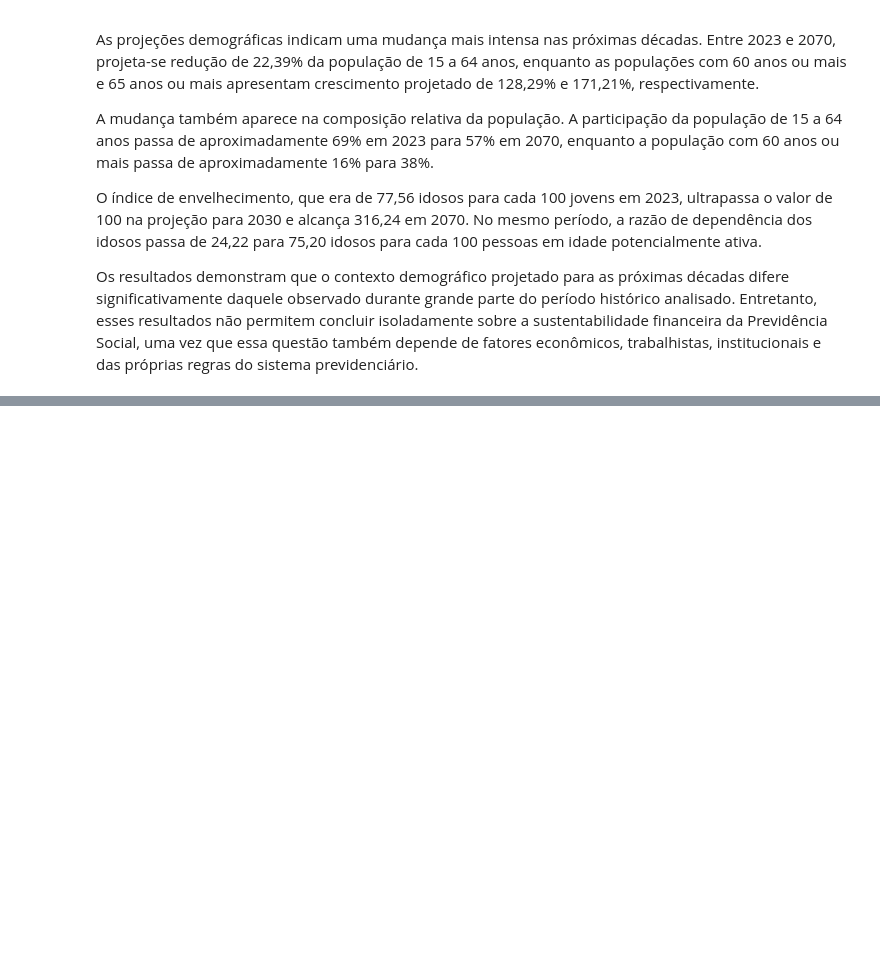
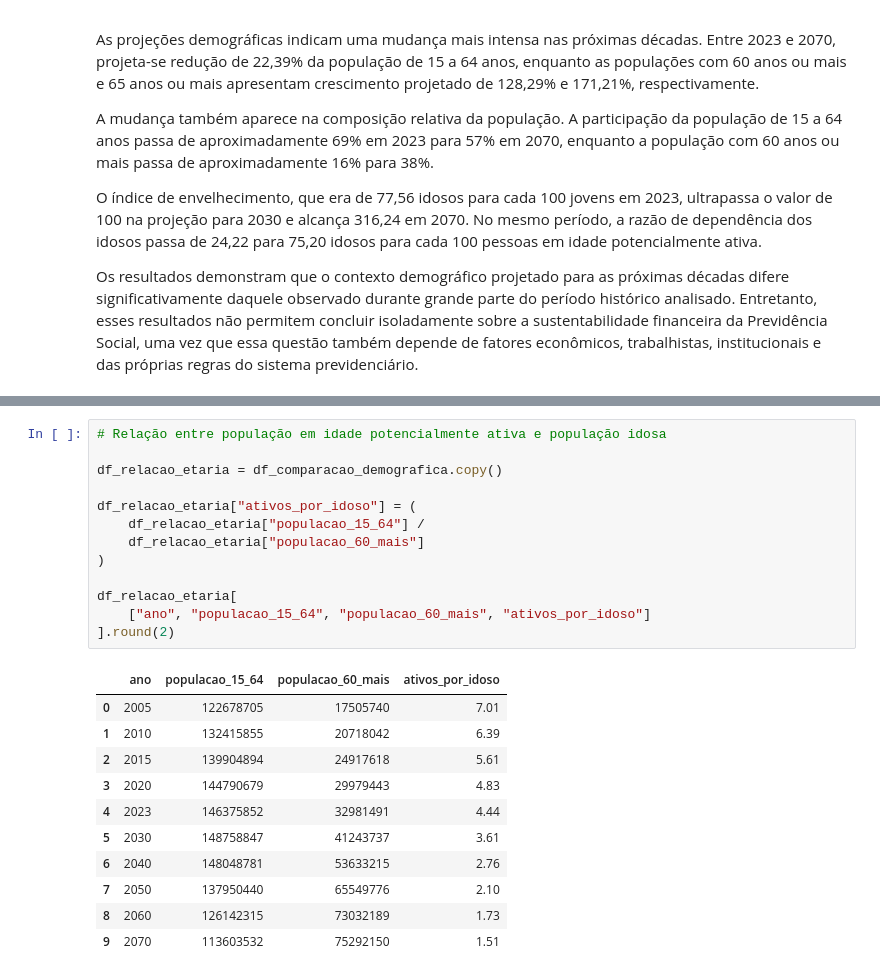
Before and after one commit to Andersonph/Estudo_Dados_Demografico, a Jupyter notebook: Demografia_Previdencia/04_analise_visual.ipynb, the cells around one changed output, grey strips where cells are left out. Saved outputs shown, nothing was run; the diff lists cells and outputs as text; blank space fills up the shorter version.

```diff
--- a/Demografia_Previdencia/04_analise_visual.ipynb
+++ b/Demografia_Previdencia/04_analise_visual.ipynb
@@ -573,0 +578,25 @@ Os resultados demonstram que o contexto demográfico projetado para as próximas
+# %%
+# Relação entre população em idade potencialmente ativa e população idosa
+
+df_relacao_etaria = df_comparacao_demografica.copy()
+
+df_relacao_etaria["ativos_por_idoso"] = (
+    df_relacao_etaria["populacao_15_64"] /
+    df_relacao_etaria["populacao_60_mais"]
+)
+
+df_relacao_etaria[
+    ["ano", "populacao_15_64", "populacao_60_mais", "ativos_por_idoso"]
+].round(2)
+# %% [output]
+|  | ano | populacao_15_64 | populacao_60_mais | ativos_por_idoso |
+| 0 | 2005 | 122678705 | 17505740 | 7.01 |
+| 1 | 2010 | 132415855 | 20718042 | 6.39 |
+| 2 | 2015 | 139904894 | 24917618 | 5.61 |
+| 3 | 2020 | 144790679 | 29979443 | 4.83 |
+| 4 | 2023 | 146375852 | 32981491 | 4.44 |
+| 5 | 2030 | 148758847 | 41243737 | 3.61 |
+| 6 | 2040 | 148048781 | 53633215 | 2.76 |
+| 7 | 2050 | 137950440 | 65549776 | 2.10 |
+| 8 | 2060 | 126142315 | 73032189 | 1.73 |
+| 9 | 2070 | 113603532 | 75292150 | 1.51 |
```
Also changed, not shown: parts of 2 cells of this notebook.
